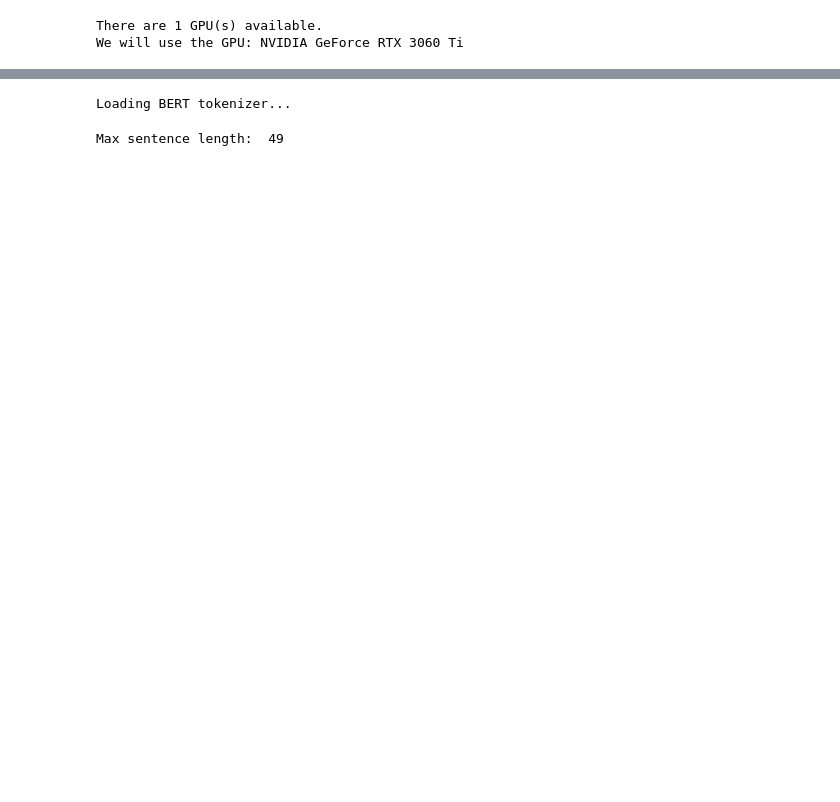
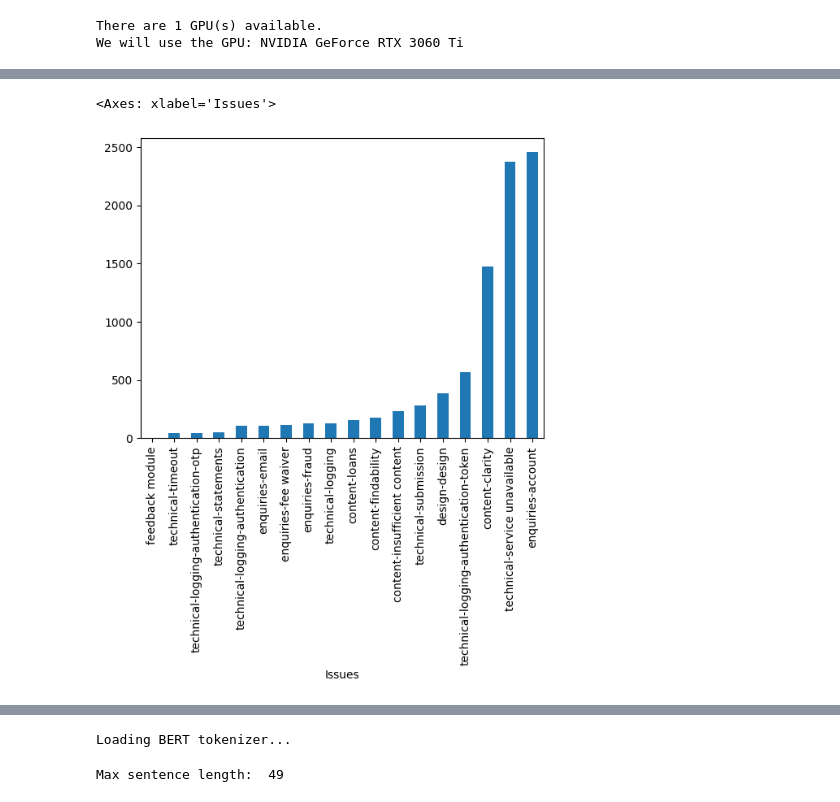
Before and after one commit to manshanchiu/bert-fine-tuning, a Jupyter notebook: fine_tune.ipynb, the cells around one changed output, grey strips where cells are left out. Cells and saved outputs as stored; diff of their text form; code cells hidden in the pictures; blank space fills up the shorter version.

```diff
--- a/fine_tune.ipynb
+++ b/fine_tune.ipynb
@@ -79,0 +80,6 @@ df2.sample(10)
+# %%
+
+df2["Issues"].value_counts().sort_values().plot(kind='bar')
+# %% [output]
+<Axes: xlabel='Issues'>
+[figure, added]
```
Also changed, not shown: parts of 17 cells of this notebook.
